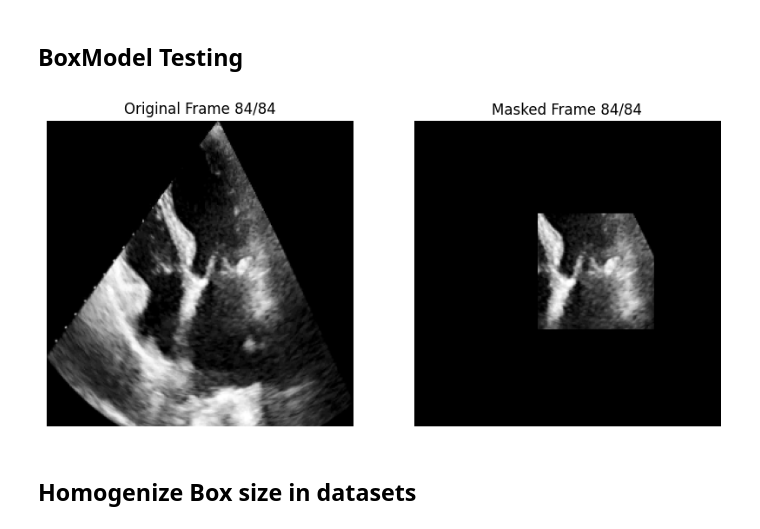
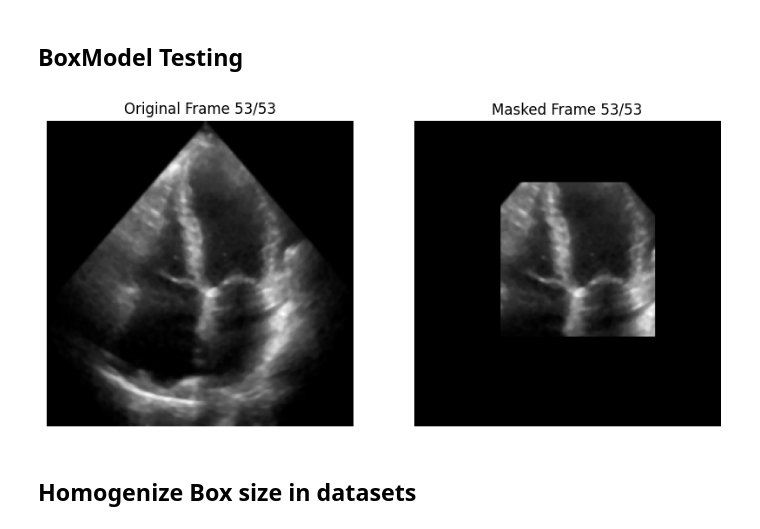
Before and after one commit to Smyan1909/AML_MPS, a Jupyter notebook: mason_p3/Train.ipynb, the cells around one changed output. Saved outputs shown, nothing was run; the diff lists cells and outputs as text; code cells hidden in the pictures.

```diff
--- a/mason_p3/Train.ipynb
+++ b/mason_p3/Train.ipynb
@@ -310,7 +311,7 @@ def get_resized_list(data):
             b_item = item['box']
             l_item = item['label'][:,:,i]
 
-            f.append(cv2.resize(f_item.astype(np.uint8), (256, 256)))
+            f.append(smooth_frame(cv2.resize(f_item.astype(np.uint8), (256, 256)) ))
             l.append(cv2.resize(l_item.astype(np.uint8), (256, 256)))
 
             box = resize_boolean_array(b_item, shape=(256, 256))
@@ -341,7 +342,7 @@ print(f"{a/3}, {b/3}, {c/3}")
 # %% [markdown]
 ## Dataset Testing
 # %%
-f = 100
+f = 0
 
 frame_f = all_train_dataset.frames_data[f]
 box_f = all_train_dataset.boxes_data[f]
@@ -383,10 +384,11 @@ class BoxModel(nn.Module):
 
         self.fc_layers = nn.Sequential(
             nn.Flatten(),
-            nn.Linear(64 * 32 * 32, 512),  # Reduced number of neurons
+            nn.Linear(64 * 32 * 32, 1024),
             nn.ReLU(),
-            #nn.Dropout(0.1),  # Optional regularization
-            nn.Linear(512, 2)  # Output x, y coordinates
+            nn.Linear(1024, 128),
+            nn.ReLU(),
+            nn.Linear(128, 2)
         )
 
     def forward(self, x):
@@ -503,5 +505,5 @@ def train_model(train_loader, model, criterion, optimizer, num_epochs=10):
         print(f"Epoch {epoch+1}/{num_epochs}, Loss: {total_loss/len(train_loader)}")
 
 
-train_model(train_loader, box_model, criterion, optimizer, num_epochs=20)
+train_model(train_loader, box_model, criterion, optimizer, num_epochs=25)
 # %% [output]
@@ -554,30 +533,30 @@ BoxModel(
 # %%
 all_train_dataset.box = False
 
-test_video = test_data[5]['video']
+test_video = test_data[4]['video']
 vid = np.zeros((256,256,test_video.shape[2]))
 for i in range(test_video.shape[2]):
-    vid[:,:,i] = cv2.resize(test_video_0[:,:,i].astype(np.uint8), (256, 256))
+    vid[:,:,i] = smooth_frame(cv2.resize(test_video[:,:,i].astype(np.uint8), (256, 256)))
 
 
 vid = torch.FloatTensor(vid)
 frames = vid.unsqueeze(0)
 frames = frames.permute(3, 0, 1, 2)
 #print(frames.shape)
 
 
 box_model.eval()
 frame_box_coords = box_model(frames)
 boxes = reconstruct_box_centers_batch(frame_box_coords)
 
 video_frames = frames.squeeze().permute(1, 2, 0)
 video_boxes = boxes.permute(1, 2, 0)
 #print(video_frames.shape)
 #print(video_boxes.shape)
 
 show_video(frames=video_frames.detach().numpy(), masks=video_boxes.detach().numpy(), speed=0.0001)
 # %% [output]
-[figure, old version]
+[figure, new version]
 # %% [markdown]
 ## Homogenize Box size in datasets
 # %%
```
Also changed, not shown: parts of 15 cells of this notebook, 1 other file.
